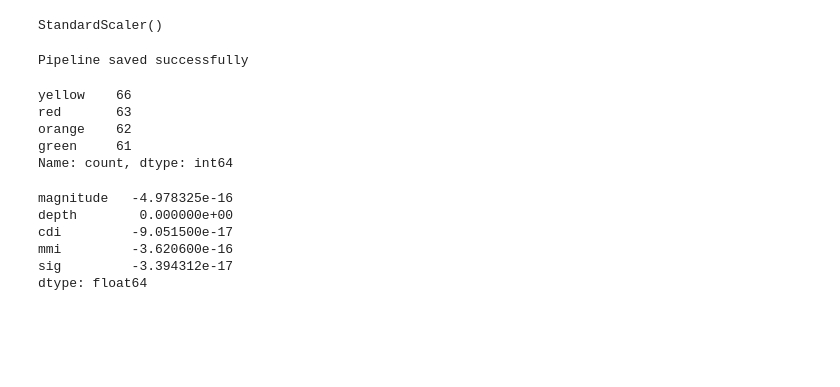
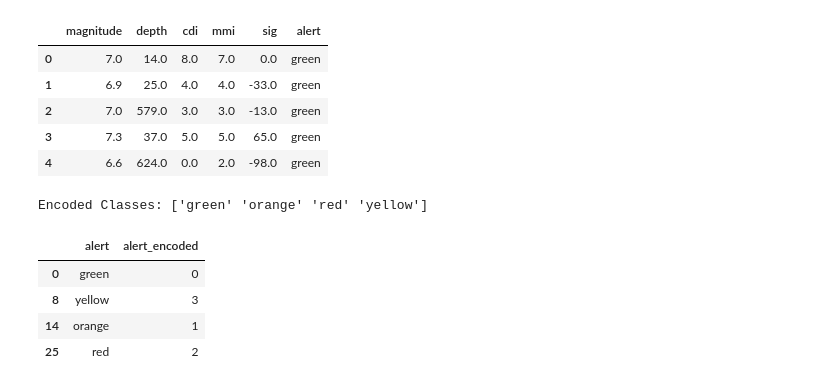
Before and after one commit to springboardmentor82/ImpactSense, a Jupyter notebook: notebooks/model_training.ipynb, the cells around one changed output. Saved outputs shown, nothing was run; the diff lists cells and outputs as text; code cells hidden in the pictures; blank space fills up the shorter version.

```diff
--- a/notebooks/model_training.ipynb
+++ b/notebooks/model_training.ipynb
@@ -354,54 +0,0 @@ TypeError: The passed model is not callable and cannot be analyzed directly with
-# %%
-import pandas as pd
-from sklearn.preprocessing import LabelEncoder, StandardScaler
-
-# reload dataset
-df = pd.read_csv("../data/clean_earthquake_data.csv")
-
-# recreate encoder
-le = LabelEncoder()
-df["alert_encoded"] = le.fit_transform(df["alert"])
-
-# features used for training
-features = ["magnitude", "depth", "cdi", "mmi", "sig"]
-X = df[features]
-
-# recreate scaler
-scaler = StandardScaler()
-scaler.fit(X)
-# %% [output]
-StandardScaler()
-# %%
-import joblib
-
-pipeline = {
-    "model": best_gb,
-    "scaler": scaler,
-    "encoder": le,
-    "features": X.columns.tolist()
-}
-
-joblib.dump(pipeline, "earthquake_pipeline.pkl")
-
-print("Pipeline saved successfully")
-# %% [output]
-Pipeline saved successfully
-# %%
-import pandas as pd
-
-pd.Series(le.inverse_transform(best_gb.predict(X_test))).value_counts()
-# %% [output]
-yellow    66
-red       63
-orange    62
-green     61
-Name: count, dtype: int64
-# %%
-df[["magnitude","depth","cdi","mmi","sig"]].mean()
-# %% [output]
-magnitude   -4.978325e-16
-depth        0.000000e+00
-cdi         -9.051500e-17
-mmi         -3.620600e-16
-sig         -3.394312e-17
-dtype: float64
@@ -407,0 +17,24 @@ dtype: float64
+# %%
+df = pd.read_csv("../data/clean_earthquake_data.csv")
+df.head()
+# %% [output]
+|  | magnitude | depth | cdi | mmi | sig | alert |
+| 0 | 7.0 | 14.0 | 8.0 | 7.0 | 0.0 | green |
+| 1 | 6.9 | 25.0 | 4.0 | 4.0 | -33.0 | green |
+| 2 | 7.0 | 579.0 | 3.0 | 3.0 | -13.0 | green |
+| 3 | 7.3 | 37.0 | 5.0 | 5.0 | 65.0 | green |
+| 4 | 6.6 | 624.0 | 0.0 | 2.0 | -98.0 | green |
+# %%
+# Preprocessing: Encode categorical target 'alert'
+le = LabelEncoder()
+df['alert_encoded'] = le.fit_transform(df['alert'])
+
+print("Encoded Classes:", le.classes_)
+df[['alert', 'alert_encoded']].drop_duplicates()
+# %% [output]
+Encoded Classes: ['green' 'orange' 'red' 'yellow']
+|  | alert | alert_encoded |
+| 0 | green | 0 |
+| 8 | yellow | 3 |
+| 14 | orange | 1 |
+| 25 | red | 2 |
```
Also changed, not shown: parts of 42 cells of this notebook, 5 other files.
